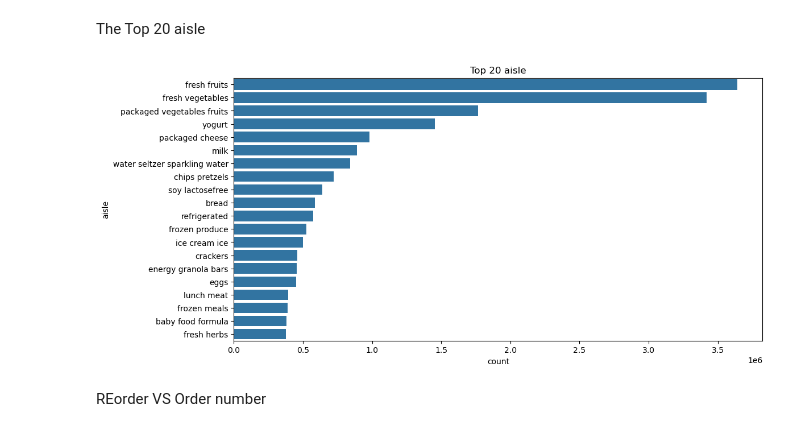
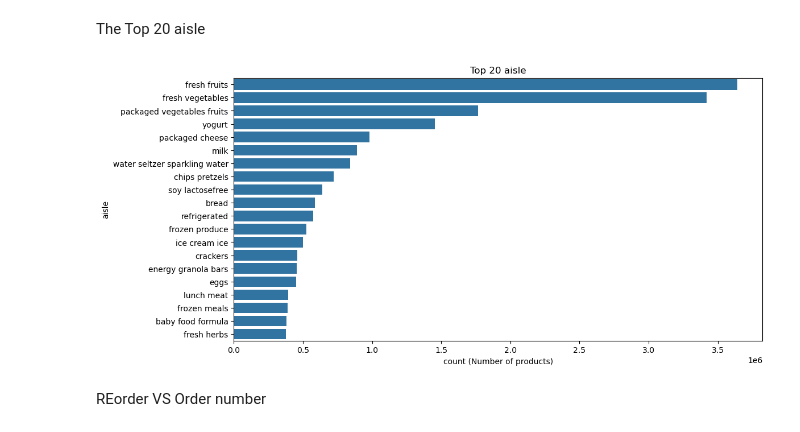
Before and after one commit to 3qouri/ML-Project, a Jupyter notebook: Project.ipynb, the cells around one changed output. Drawn from its saved outputs; the diff is of its cells as text; code cells hidden in the pictures.

```diff
--- a/Project.ipynb
+++ b/Project.ipynb
@@ -162,11 +162,13 @@ The Top 20 aisle
 # %%
 top_aisle=complete_df['aisle'].value_counts().head(20)
 plt.figure(figsize=(12,6))
 sns.barplot(x=top_aisle,y=top_aisle.index)
 plt.title("Top 20 aisle")
+plt.xlabel("count (Number of products)")
+plt.ylabel("aisle")
 plt.show()
 # %% [output]
-[figure, old version]
+[figure, new version]
 # %% [markdown]
 REorder VS Order number
 # %%
```
Also changed, not shown: parts of 35 cells of this notebook.
